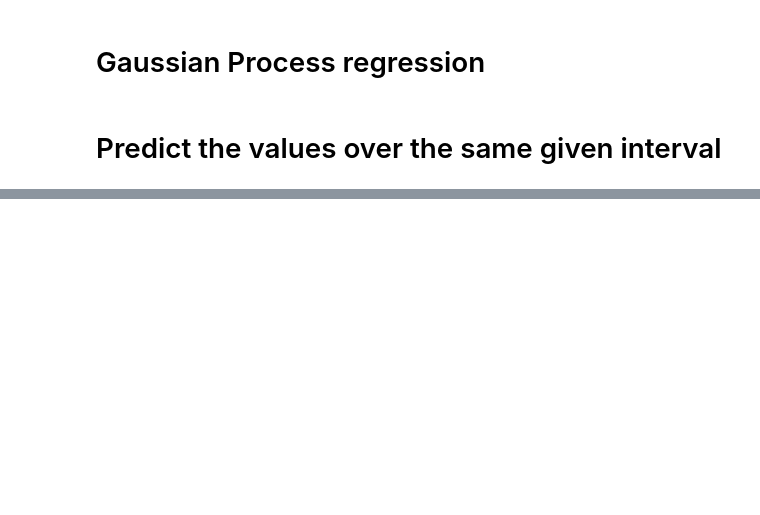
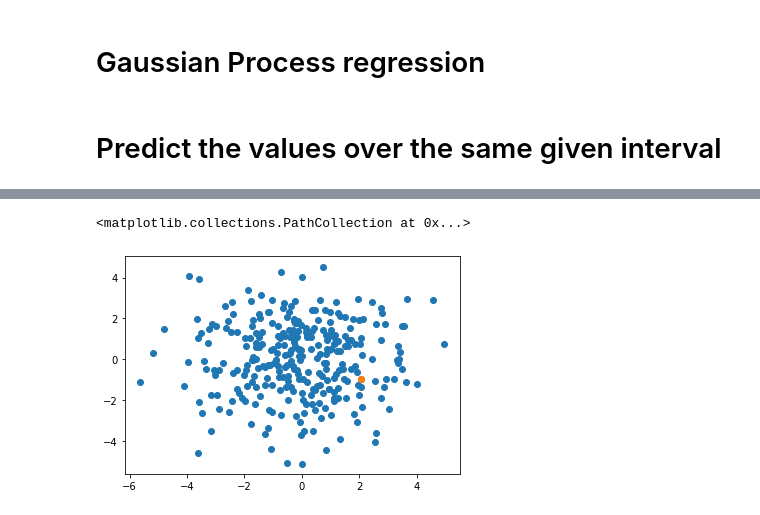
Before and after one commit to wouterMostard/PRML, a Jupyter notebook: GPML/Gaussian Process Regression.ipynb, the cells around one changed output, grey strips where cells are left out. Cells and saved outputs as stored; diff of their text form; code cells hidden in the pictures; blank space fills up the shorter version.

```diff
--- a/GPML/Gaussian Process Regression.ipynb
+++ b/GPML/Gaussian Process Regression.ipynb
@@ -124,0 +118,12 @@ De linker afbeeling laat zien wat er gebeurt als je over een range van (-5, 5) e
+# %%
+likelihoods = []
+
+for w in possible_combs:
+    w = w.reshape(2, 1)
+    likelihoods.append(multivariate_normal((design_matrix.T @ w).flatten(), noise_level * np.eye(X.shape[0])).pdf(y.reshape(1, -1)))
+# %%
+plt.scatter(possible_combs[:,0], possible_combs[:,1])
+plt.scatter(possible_combs[np.argsort(likelihoods)[-1],0], possible_combs[np.argsort(likelihoods)[-1],1])
+# %% [output]
+<matplotlib.collections.PathCollection at 0x...>
+[figure, added]
```
Also changed, not shown: parts of 16 cells of this notebook.
